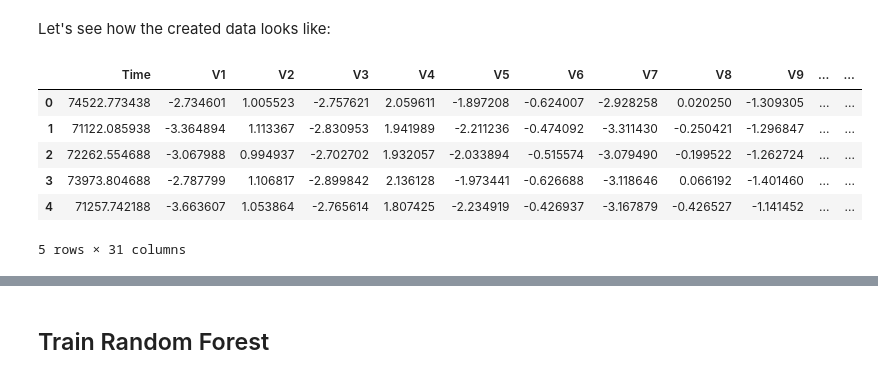
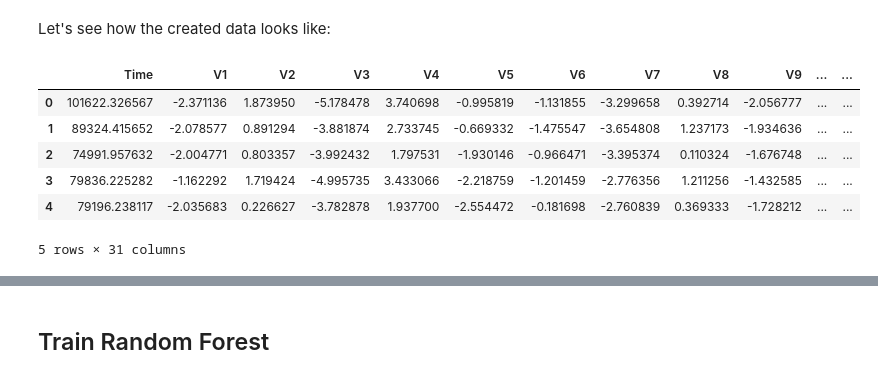
Before and after one commit to lschmiddey/deep_tabular_augmentation, a Jupyter notebook: Notebooks/DeepLearning_DataAugmentation_RF.ipynb, the cells around one changed output, grey strips where cells are left out. Cells and saved outputs as stored; diff of their text form; code cells hidden in the pictures.

```diff
--- a/Notebooks/DeepLearning_DataAugmentation_RF.ipynb
+++ b/Notebooks/DeepLearning_DataAugmentation_RF.ipynb
@@ -115,17 +115,18 @@ validation loss is: 943453.25
 # %% [markdown]
 Let's see how the created data looks like:
 # %%
+difference_in_class_occurences = 1000
 df_fake = run.predict_df(learn, no_samples=difference_in_class_occurences, scaler=x_scaler)
-std_list = list(df[df['Class']==1][df_cols].std())
+std_list = list(df[df['Class']==1][df_cols].std()/10)
 df_fake_with_noise = run.predict_with_noise_df(learn, no_samples=difference_in_class_occurences, mu=0, sigma=std_list, scaler=x_scaler)
 df_fake_with_noise.head()
 # %% [output]
 |  | Time | V1 | V2 | V3 | V4 | V5 | V6 | V7 | V8 | V9 | ... | ... |
-| 0 | 74522.773438 | -2.734601 | 1.005523 | -2.757621 | 2.059611 | -1.897208 | -0.624007 | -2.928258 | 0.020250 | -1.309305 | ... | ... |
-| 1 | 71122.085938 | -3.364894 | 1.113367 | -2.830953 | 1.941989 | -2.211236 | -0.474092 | -3.311430 | -0.250421 | -1.296847 | ... | ... |
-| 2 | 72262.554688 | -3.067988 | 0.994937 | -2.702702 | 1.932057 | -2.033894 | -0.515574 | -3.079490 | -0.199522 | -1.262724 | ... | ... |
-| 3 | 73973.804688 | -2.787799 | 1.106817 | -2.899842 | 2.136128 | -1.973441 | -0.626688 | -3.118646 | 0.066192 | -1.401460 | ... | ... |
-| 4 | 71257.742188 | -3.663607 | 1.053864 | -2.765614 | 1.807425 | -2.234919 | -0.426937 | -3.167879 | -0.426527 | -1.141452 | ... | ... |
+| 0 | 101622.326567 | -2.371136 | 1.873950 | -5.178478 | 3.740698 | -0.995819 | -1.131855 | -3.299658 | 0.392714 | -2.056777 | ... | ... |
+| 1 | 89324.415652 | -2.078577 | 0.891294 | -3.881874 | 2.733745 | -0.669332 | -1.475547 | -3.654808 | 1.237173 | -1.934636 | ... | ... |
+| 2 | 74991.957632 | -2.004771 | 0.803357 | -3.992432 | 1.797531 | -1.930146 | -0.966471 | -3.395374 | 0.110324 | -1.676748 | ... | ... |
+| 3 | 79836.225282 | -1.162292 | 1.719424 | -4.995735 | 3.433066 | -2.218759 | -1.201459 | -2.776356 | 1.211256 | -1.432585 | ... | ... |
+| 4 | 79196.238117 | -2.035683 | 0.226627 | -3.782878 | 1.937700 | -2.554472 | -0.181698 | -2.760839 | 0.369333 | -1.728212 | ... | ... |
 5 rows × 31 columns
 # %%
 df_fake_with_noise.describe().loc[['mean']]
```
Also changed, not shown: parts of 9 cells of this notebook, 1 other file.
